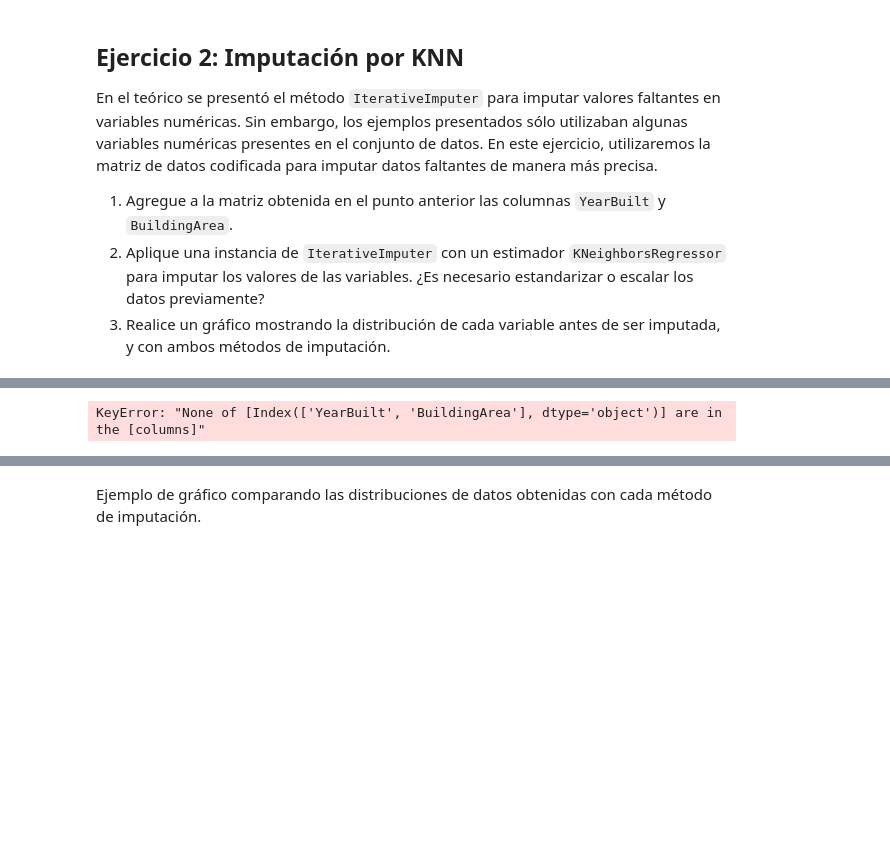
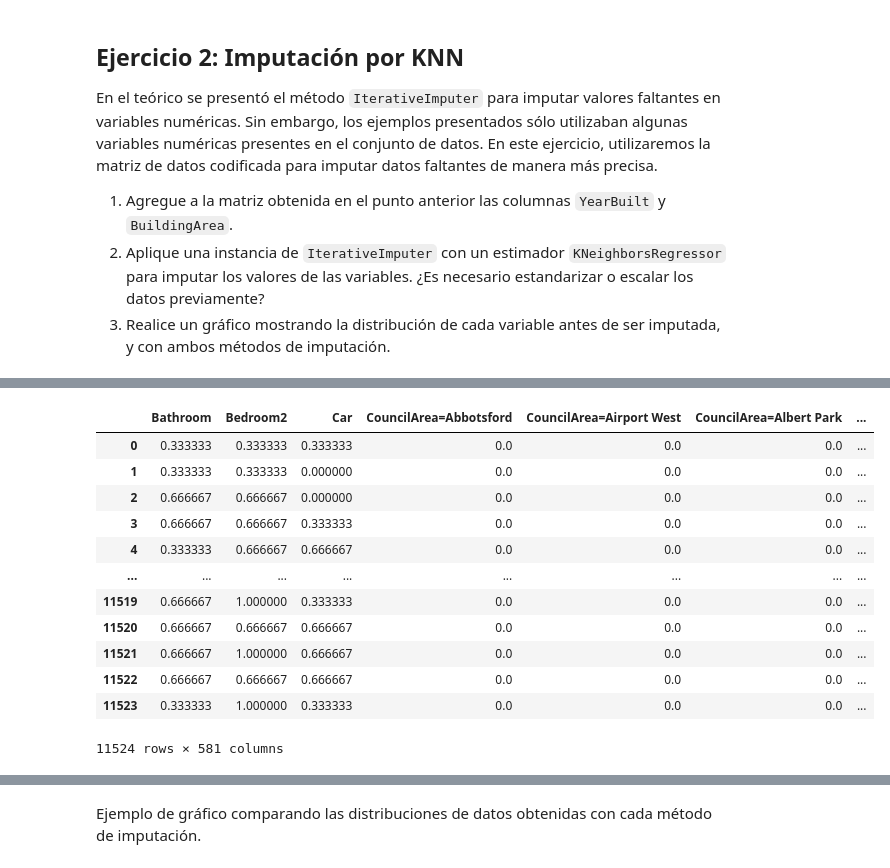
Before and after one commit to cgoviedo/Diplodatos, a Jupyter notebook: analisis_curacion/Entregable_Parte_2.ipynb, the cells around one changed output, grey strips where cells are left out. Drawn from its saved outputs; the diff is of its cells as text; code cells hidden in the pictures; blank space fills up the shorter version.

```diff
--- a/analisis_curacion/Entregable_Parte_2.ipynb
+++ b/analisis_curacion/Entregable_Parte_2.ipynb
@@ -234,0 +264,6 @@ melb_df
+# %%
+#Obtenemos todas las columnas que son numéricas
+melb_df_tmp = melb_df.select_dtypes(include=numpy.number)
+# %%
+#Sacamos del data set la columna Y (Price).
+melb_df_tmp = melb_df_tmp.drop('Price', axis = 1)
@@ -235,12 +297,26 @@ melb_df
+# %%
+melb_df_tmp
+# %% [output]
+|  | Bathroom | Bedroom2 | Car | CouncilArea=Abbotsford | CouncilArea=Airport West | CouncilArea=Albert Park | ... |
+| 0 | 0.333333 | 0.333333 | 0.333333 | 0.0 | 0.0 | 0.0 | ... |
+| 1 | 0.333333 | 0.333333 | 0.000000 | 0.0 | 0.0 | 0.0 | ... |
+| 2 | 0.666667 | 0.666667 | 0.000000 | 0.0 | 0.0 | 0.0 | ... |
+| 3 | 0.666667 | 0.666667 | 0.333333 | 0.0 | 0.0 | 0.0 | ... |
+| 4 | 0.333333 | 0.666667 | 0.666667 | 0.0 | 0.0 | 0.0 | ... |
+| ... | ... | ... | ... | ... | ... | ... | ... |
+| 11519 | 0.666667 | 1.000000 | 0.333333 | 0.0 | 0.0 | 0.0 | ... |
+| 11520 | 0.666667 | 0.666667 | 0.666667 | 0.0 | 0.0 | 0.0 | ... |
+| 11521 | 0.666667 | 1.000000 | 0.666667 | 0.0 | 0.0 | 0.0 | ... |
+| 11522 | 0.666667 | 0.666667 | 0.666667 | 0.0 | 0.0 | 0.0 | ... |
+| 11523 | 0.333333 | 1.000000 | 0.333333 | 0.0 | 0.0 | 0.0 | ... |
+11524 rows × 581 columns
 # %%
 from sklearn.experimental import enable_iterative_imputer
 from sklearn.neighbors import KNeighborsRegressor
 from sklearn.impute import IterativeImputer
 
-melb_data_mice = melb_df.copy(deep=True)
+melb_data_mice = melb_df_tmp.copy(deep=True)
 
-mice_imputer = IterativeImputer(random_state=0, estimator=KNeighborsRegressor())
+mice_imputer = IterativeImputer(random_state=0, estimator=KNeighborsRegressor() , verbose= 0 , max_iter = 20 , n_nearest_features = 1 )
 melb_data_mice[['YearBuilt','BuildingArea']] = mice_imputer.fit_transform(
     melb_data_mice[['YearBuilt', 'BuildingArea']])
-# %% [output]
-KeyError: "None of [Index(['YearBuilt', 'BuildingArea'], dtype='object')] are in the [columns]"
```
Also changed, not shown: parts of 22 cells of this notebook, 1 other file.
